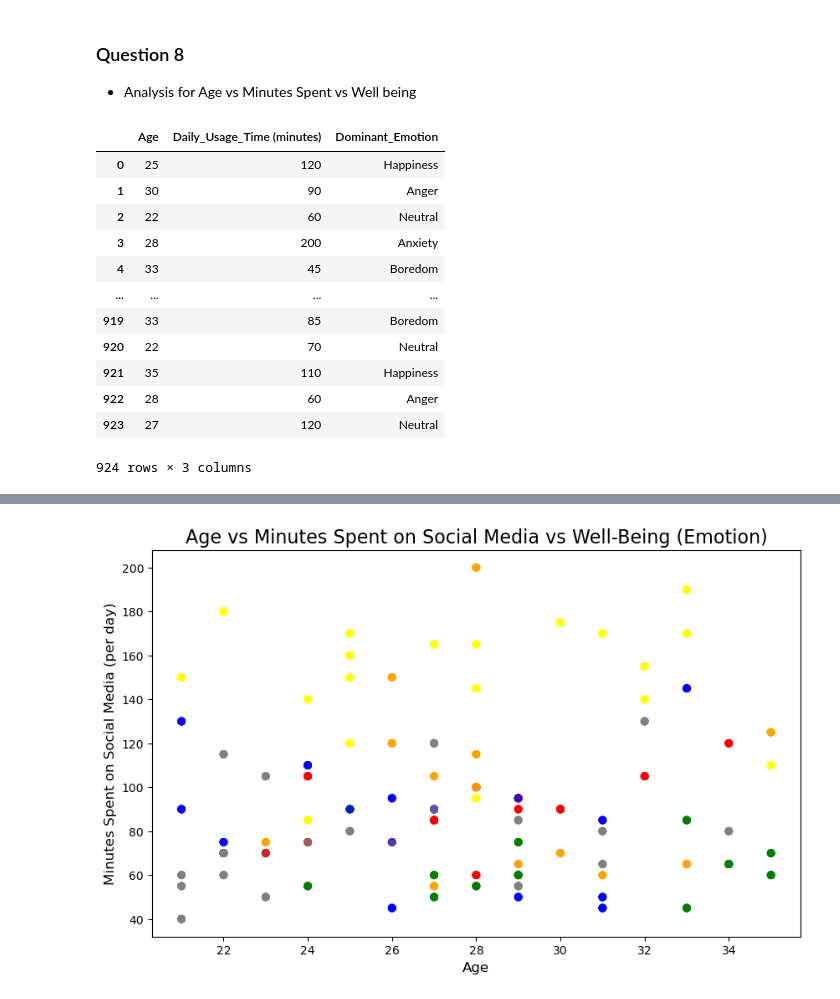
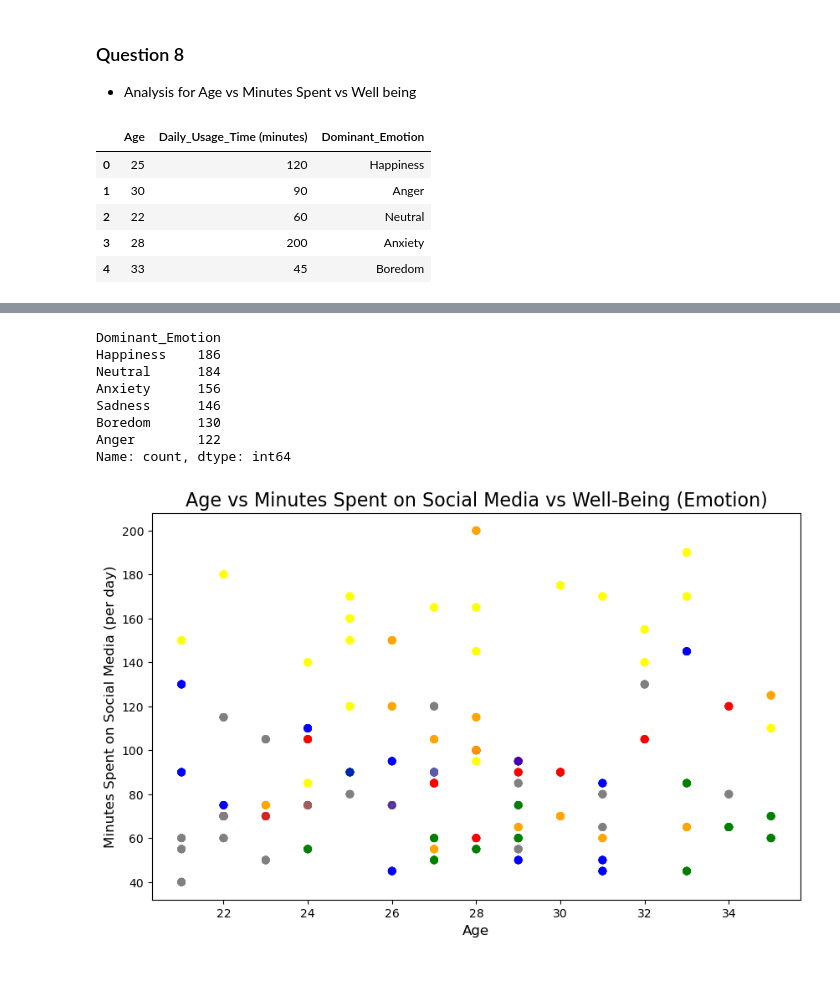
Before and after one commit to cindyd97/Analyzing-Social-Media-And-Emotions, a Jupyter notebook: Jennifer's_work/analysis.ipynb, the cells around one changed output, grey strips where cells are left out. Drawn from its saved outputs; the diff is of its cells as text; code cells hidden in the pictures; blank space fills up the shorter version.

```diff
--- a/Jennifer's_work/analysis.ipynb
+++ b/Jennifer's_work/analysis.ipynb
@@ -129,19 +142,12 @@ plt.show()
 * Analysis for Age vs Minutes Spent vs Well being
 # %%
 # 8 Age vs Minutes Spent vs Well being
-ques_8 = social_data[["Age","Daily_Usage_Time (minutes)","Dominant_Emotion"]]
-ques_8
+ques_8 = social_data[["Age","Daily_Usage_Time (minutes)","Dominant_Emotion"]].copy()
+ques_8.head()
 # %% [output]
 |  | Age | Daily_Usage_Time (minutes) | Dominant_Emotion |
 | 0 | 25 | 120 | Happiness |
 | 1 | 30 | 90 | Anger |
 | 2 | 22 | 60 | Neutral |
 | 3 | 28 | 200 | Anxiety |
 | 4 | 33 | 45 | Boredom |
-| ... | ... | ... | ... |
-| 919 | 33 | 85 | Boredom |
-| 920 | 22 | 70 | Neutral |
-| 921 | 35 | 110 | Happiness |
-| 922 | 28 | 60 | Anger |
-| 923 | 27 | 120 | Neutral |
-924 rows × 3 columns
@@ -178,6 +181,17 @@ These are the value count of each Age group: Age
 32    38
 34    36
 Name: count, dtype: int64
+# %%
+ques_8["Dominant_Emotion"].value_counts()
+# %% [output]
+Dominant_Emotion
+Happiness    186
+Neutral      184
+Anxiety      156
+Sadness      146
+Boredom      130
+Anger        122
+Name: count, dtype: int64
 # %%
 # Mapping emotions to colors using the pre-defined emotion_colors
 # created a new column that contains the colors that will be used to color the scatter plot points
```
Also changed, not shown: parts of 9 cells of this notebook, 7 other files.
